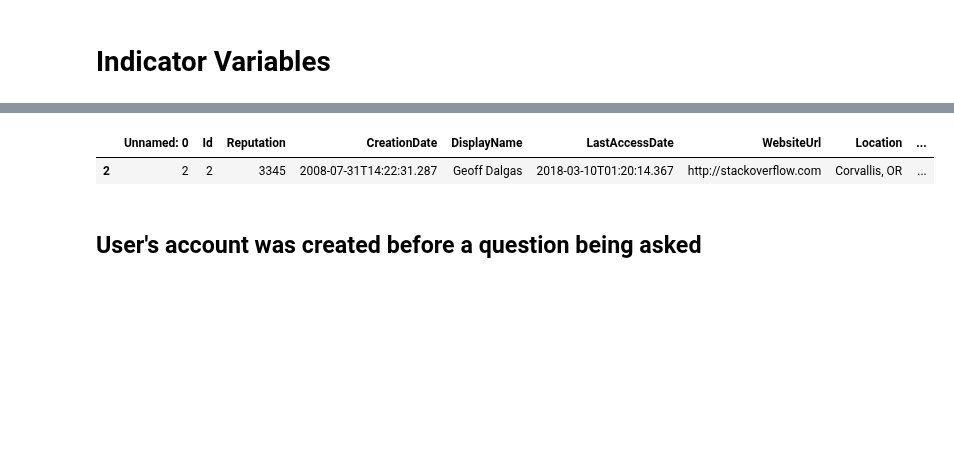
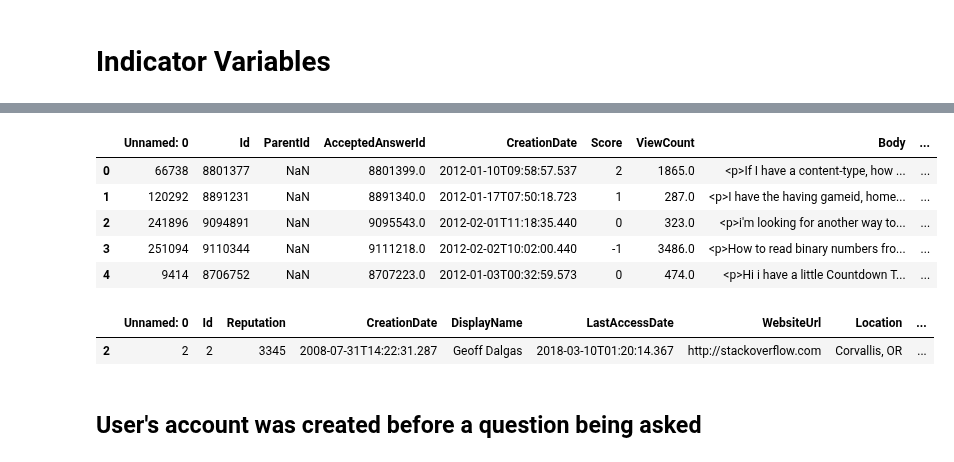
Before and after one commit to MaksimDan/160-Stackoverflow, a Jupyter notebook: source/eda/archive/indicator.ipynb, the cells around one changed output, grey strips where cells are left out. Cells and saved outputs as stored; diff of their text form; code cells hidden in the pictures; blank space fills up the shorter version.

```diff
--- a/source/eda/archive/indicator.ipynb
+++ b/source/eda/archive/indicator.ipynb
@@ -11,3 +30,12 @@ Answers2012 = pd.read_csv('../../160-Stackoverflow-Data/train_test/Answers.csv'
+# %%
+Questions2012.head()
+# %% [output]
+|  | Unnamed: 0 | Id | ParentId | AcceptedAnswerId | CreationDate | Score | ViewCount | Body | ... |
+| 0 | 66738 | 8801377 | NaN | 8801399.0 | 2012-01-10T09:58:57.537 | 2 | 1865.0 | <p>If I have a content-type, how ... | ... |
+| 1 | 120292 | 8891231 | NaN | 8891340.0 | 2012-01-17T07:50:18.723 | 1 | 287.0 | <p>I have the having gameid, home... | ... |
+| 2 | 241896 | 9094891 | NaN | 9095543.0 | 2012-02-01T11:18:35.440 | 0 | 323.0 | <p>i'm looking for another way to... | ... |
+| 3 | 251094 | 9110344 | NaN | 9111218.0 | 2012-02-02T10:02:00.440 | -1 | 3486.0 | <p>How to read binary numbers fro... | ... |
+| 4 | 9414 | 8706752 | NaN | 8707223.0 | 2012-01-03T00:32:59.573 | 0 | 474.0 | <p>Hi i have a little Countdown T... | ... |
 # %%
 Users.loc[Users.Id == 2]
 # %% [output]
```
Also changed, not shown: parts of 10 cells of this notebook.
